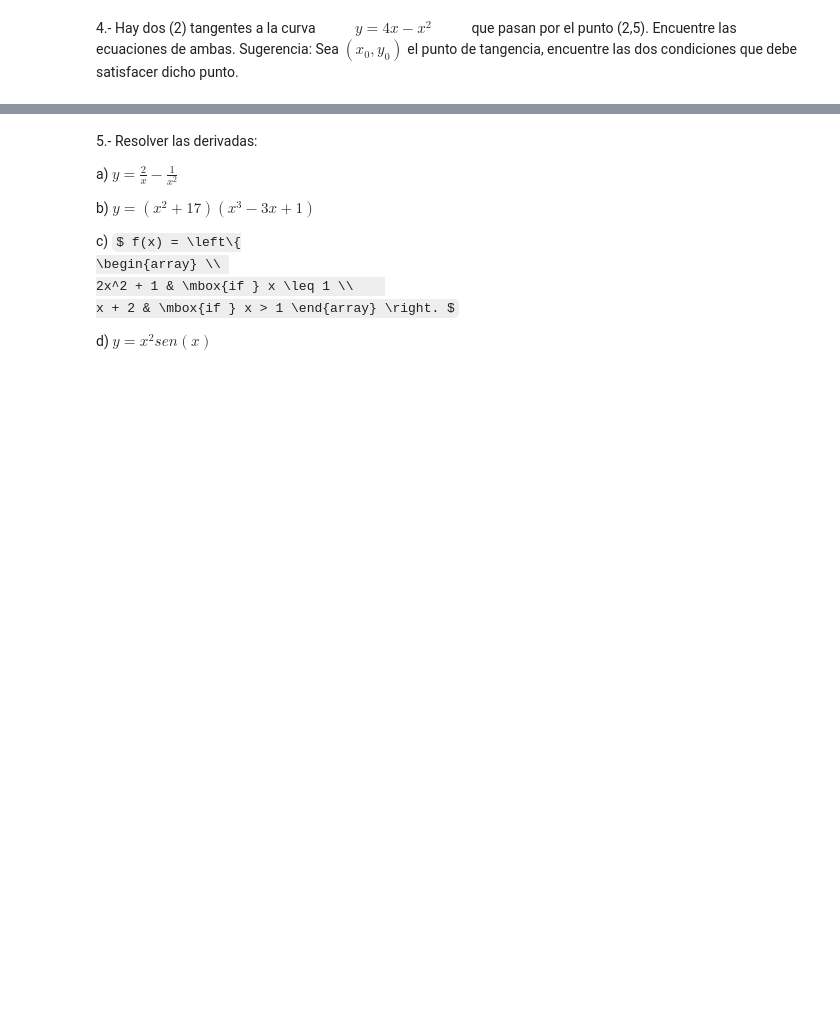
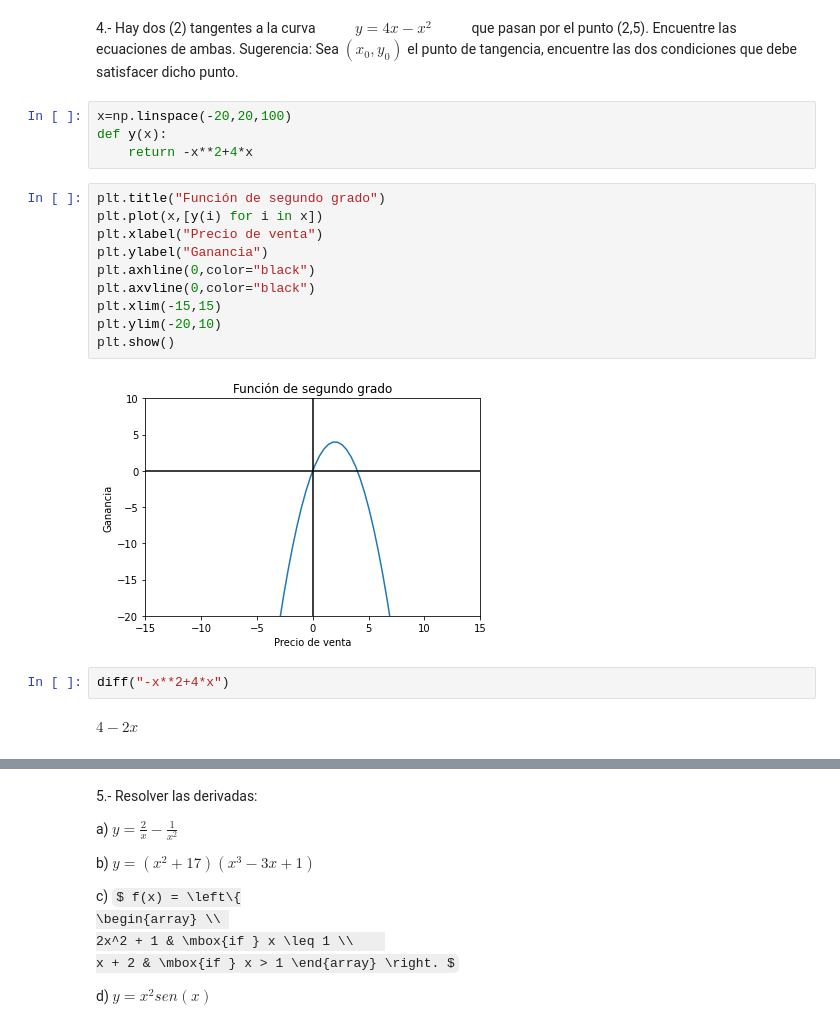
Before and after one commit to lvalinotti/analisis_matematico, a Jupyter notebook: analisis_matematico_parcial_161220.ipynb, the cells around one changed output, grey strips where cells are left out. Cells and saved outputs as stored; diff of their text form; some formulas as TeX source; blank space fills up the shorter version.

```diff
--- a/analisis_matematico_parcial_161220.ipynb
+++ b/analisis_matematico_parcial_161220.ipynb
@@ -388,2 +401,22 @@ fx=(-2*x**2+380*x-12000)
 # %% [markdown]
 4.- Hay dos (2) tangentes a la curva $ \hspace{1cm} y = 4x - x^2 \hspace{1cm} $ que pasan por el punto (2,5). Encuentre las ecuaciones de ambas. Sugerencia: Sea $(x_ 0, y_ 0) $ el punto de tangencia, encuentre las dos condiciones que debe satisfacer dicho punto.
+# %%
+x=np.linspace(-20,20,100)
+def y(x):
+    return -x**2+4*x
+# %%
+plt.title("Función de segundo grado")
+plt.plot(x,[y(i) for i in x])
+plt.xlabel("Precio de venta")
+plt.ylabel("Ganancia")
+plt.axhline(0,color="black")
+plt.axvline(0,color="black")
+plt.xlim(-15,15)
+plt.ylim(-20,10)
+plt.show()
+# %% [output]
+[figure, added]
+# %%
+diff("-x**2+4*x")
+# %% [output]
+$\displaystyle 4 - 2 x$
```
Also changed, not shown: parts of 17 cells of this notebook, 2 other files.
